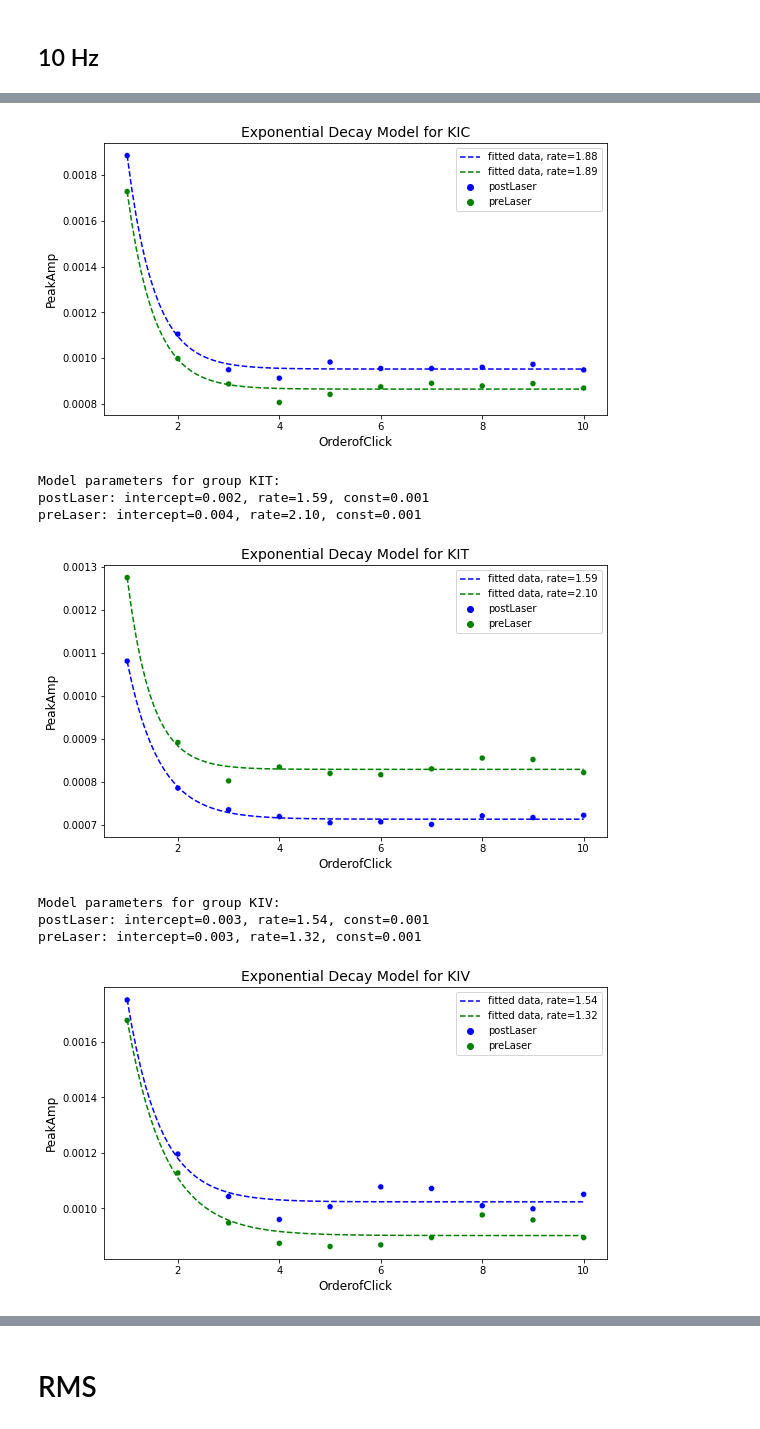
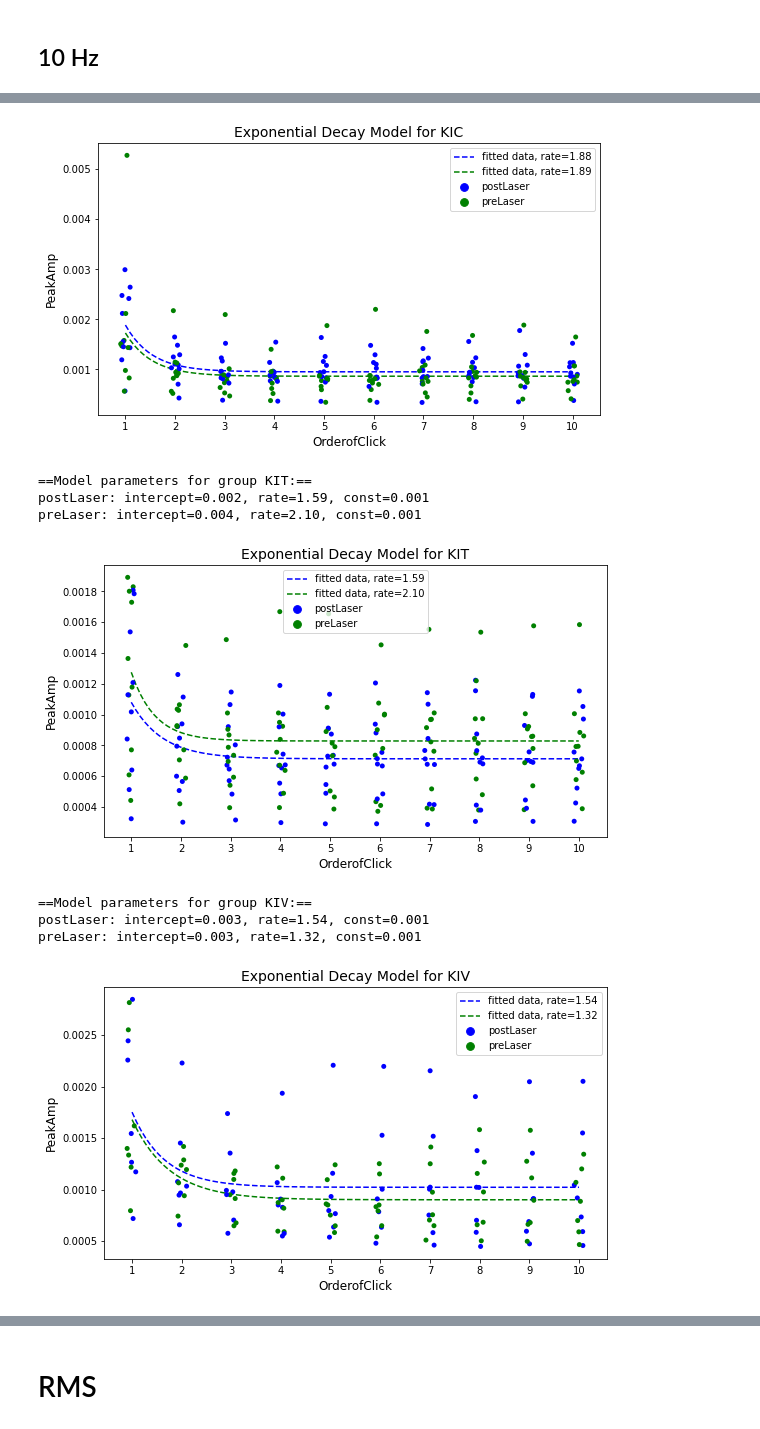
Before and after one commit to CortXplorer/DynamicCSDjl, a Jupyter notebook: analysis/exp_decay/exp_decay_fit_py.ipynb, the cells around one changed output, grey strips where cells are left out. Saved outputs shown, nothing was run; the diff lists cells and outputs as text; code cells hidden in the pictures.

```diff
--- a/analysis/exp_decay/exp_decay_fit_py.ipynb
+++ b/analysis/exp_decay/exp_decay_fit_py.ipynb
@@ -295,9 +296,0 @@ preLaser: intercept=0.002, rate=0.95, const=0.001
-# %%
-msrmnt = "preLaser"
-group = "KIT"
-# %%
-temp_data = model_data[model_data['Group'] == group]
-
-xdata = temp_data[temp_data['Measurement'] == msrmnt]['OrderofClick']
-ydata = temp_data[temp_data['Measurement'] == msrmnt]['PeakAmp']
-plt.plot(xdata, ydata, 'o')
@@ -311,5 +296,0 @@ ydata_boot = np.array([])
-# %%
-
-xdata = temp_data[cndtn]['OrderofClick']
-ydata = temp_data[cndtn]['PeakAmp']
-ydata
@@ -491,6 +300,7 @@ plt.show()
 freq = 10
 layer = "All"
 
+# set dict keys
 if freq not in total_params.keys():
     total_params[freq] = dict()
 
@@ -500,36 +310,42 @@ if layer not in total_params[freq].keys():
 # model init
 exp_decay_model = ExponentialDecay(n_clicks=freq)
 
+# data filtering
 cndtn = (avrec_cl["Layer"] == layer) & (avrec_cl["ClickFreq"] == freq)
 model_data = avrec_cl[cndtn]
 
 for group in model_data['Group'].unique():
 
+    # add dict key
     if group not in total_params[freq][layer].keys():
         total_params[freq][layer][group] = dict()
 
+    # data filtering
     temp_data = model_data[model_data['Group'] == group]
 
-    print(f"Model parameters for group {group}:")
+    print(f"\n==Model parameters for group {group}:==")
 
     for msrmnt in temp_data['Measurement'].unique():
 
+        # add dict key
         if msrmnt not in total_params[freq][layer][group].keys():
             total_params[freq][layer][group][msrmnt] = []
 
         xdata = temp_data[temp_data['Measurement'] == msrmnt]['OrderofClick']
         ydata = temp_data[temp_data['Measurement'] == msrmnt]['PeakAmp']
 
+        # fit the model
         exp_decay_model.fit(
             xdata=xdata,
             ydata=ydata)
 
+        # prediction for plot
         xfit = np.linspace(1, freq, 100)
         yfitted = exp_decay_model.predict(xfit=xfit)
+        # resulted parameters
         params = exp_decay_model.params
         total_params[freq][layer][group][msrmnt] = params
 
-        # new objects for plots
         if msrmnt == 'postLaser':
             yfitted_post = yfitted
             params_post = params
@@ -541,17 +357,17 @@ for group in model_data['Group'].unique():
 
 
     plt.figure(figsize=(9,5))
-    sns.scatterplot(
+    sns.stripplot(
         data=temp_data, x='OrderofClick', y='PeakAmp',
         hue='Measurement',
         palette=["b", "g"]
     )
     plt.plot(
-        xfit, yfitted_post, 'b--',
+        xfit-1, yfitted_post, 'b--',
         label=f"fitted data, rate={params_post[1]:.2f}"
     )
     plt.plot(
-        xfit, yfitted_pre, 'g--',
+        xfit-1, yfitted_pre, 'g--',
         label=f"fitted data, rate={params_pre[1]:.2f}"
     )
     plt.xlabel(xdata.name, fontsize=12)
@@ -559,6 +375,4 @@ for group in model_data['Group'].unique():
     plt.title(f'Exponential Decay Model for {group}', fontsize=14)
     plt.legend()
     plt.show()
-
-# ANCOVA
 # %% [output]
@@ -566,14 +380,14 @@ Model parameters for group KIC:
 postLaser: intercept=0.006, rate=1.88, const=0.001
 preLaser: intercept=0.006, rate=1.89, const=0.001
-[figure, old version]
+[figure, new version]
-Model parameters for group KIT:
+==Model parameters for group KIT:==
 postLaser: intercept=0.002, rate=1.59, const=0.001
 preLaser: intercept=0.004, rate=2.10, const=0.001
-[figure, old version]
+[figure, new version]
-Model parameters for group KIV:
+==Model parameters for group KIV:==
 postLaser: intercept=0.003, rate=1.54, const=0.001
 preLaser: intercept=0.003, rate=1.32, const=0.001
-[figure, old version]
+[figure, new version]
 # %%
 pprint.pprint(total_params)
 # %% [output]
```
Also changed, not shown: parts of 44 cells of this notebook.
